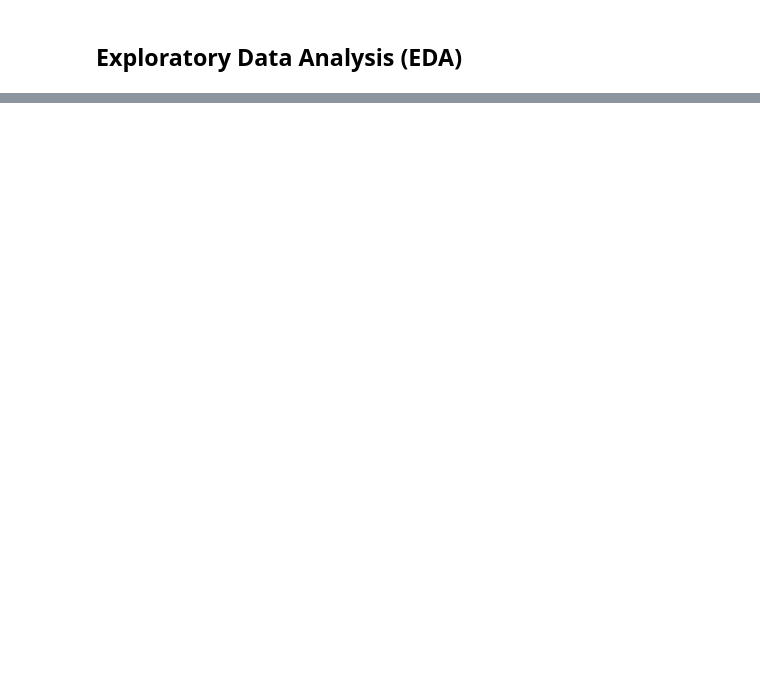
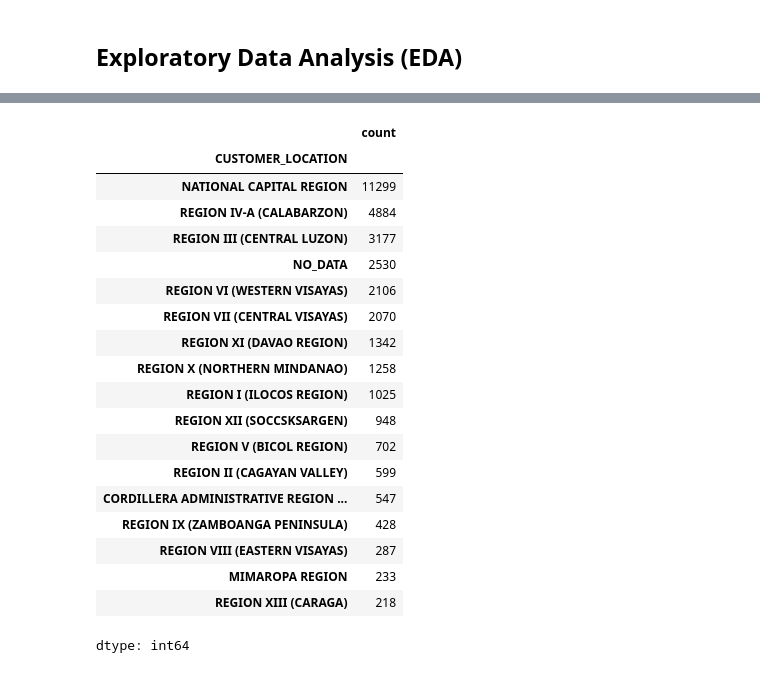
Before and after one commit to machiwao/bpi_msme_financial_lifeline, a Jupyter notebook: BPI_Dataset_EDA.ipynb, the cells around one changed output, grey strips where cells are left out. Saved outputs shown, nothing was run; the diff lists cells and outputs as text; code cells hidden in the pictures; blank space fills up the shorter version.

```diff
--- a/BPI_Dataset_EDA.ipynb
+++ b/BPI_Dataset_EDA.ipynb
@@ -60,0 +144,23 @@ df[df['CUSTOMER_GROUP'] == 'RETAIL']
+# %%
+df['CUSTOMER_LOCATION'].value_counts()
+# %% [output]
+|  | count |
+| CUSTOMER_LOCATION |  |
+| NATIONAL CAPITAL REGION | 11299 |
+| REGION IV-A (CALABARZON) | 4884 |
+| REGION III (CENTRAL LUZON) | 3177 |
+| NO_DATA | 2530 |
+| REGION VI (WESTERN VISAYAS) | 2106 |
+| REGION VII (CENTRAL VISAYAS) | 2070 |
+| REGION XI (DAVAO REGION) | 1342 |
+| REGION X (NORTHERN MINDANAO) | 1258 |
+| REGION I (ILOCOS REGION) | 1025 |
+| REGION XII (SOCCSKSARGEN) | 948 |
+| REGION V (BICOL REGION) | 702 |
+| REGION II (CAGAYAN VALLEY) | 599 |
+| CORDILLERA ADMINISTRATIVE REGION ... | 547 |
+| REGION IX (ZAMBOANGA PENINSULA) | 428 |
+| REGION VIII (EASTERN VISAYAS) | 287 |
+| MIMAROPA REGION | 233 |
+| REGION XIII (CARAGA) | 218 |
+dtype: int64
```
Also changed, not shown: parts of 15 cells of this notebook.
